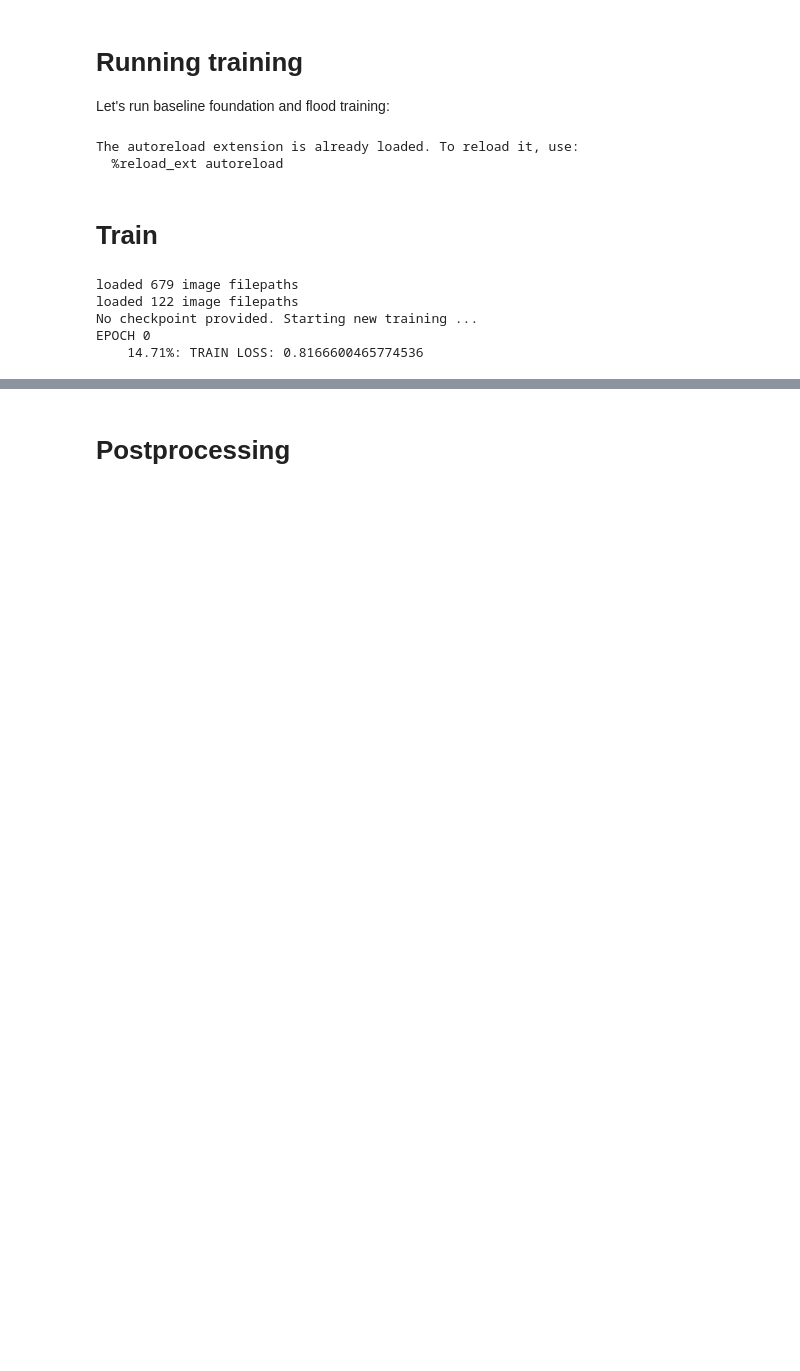
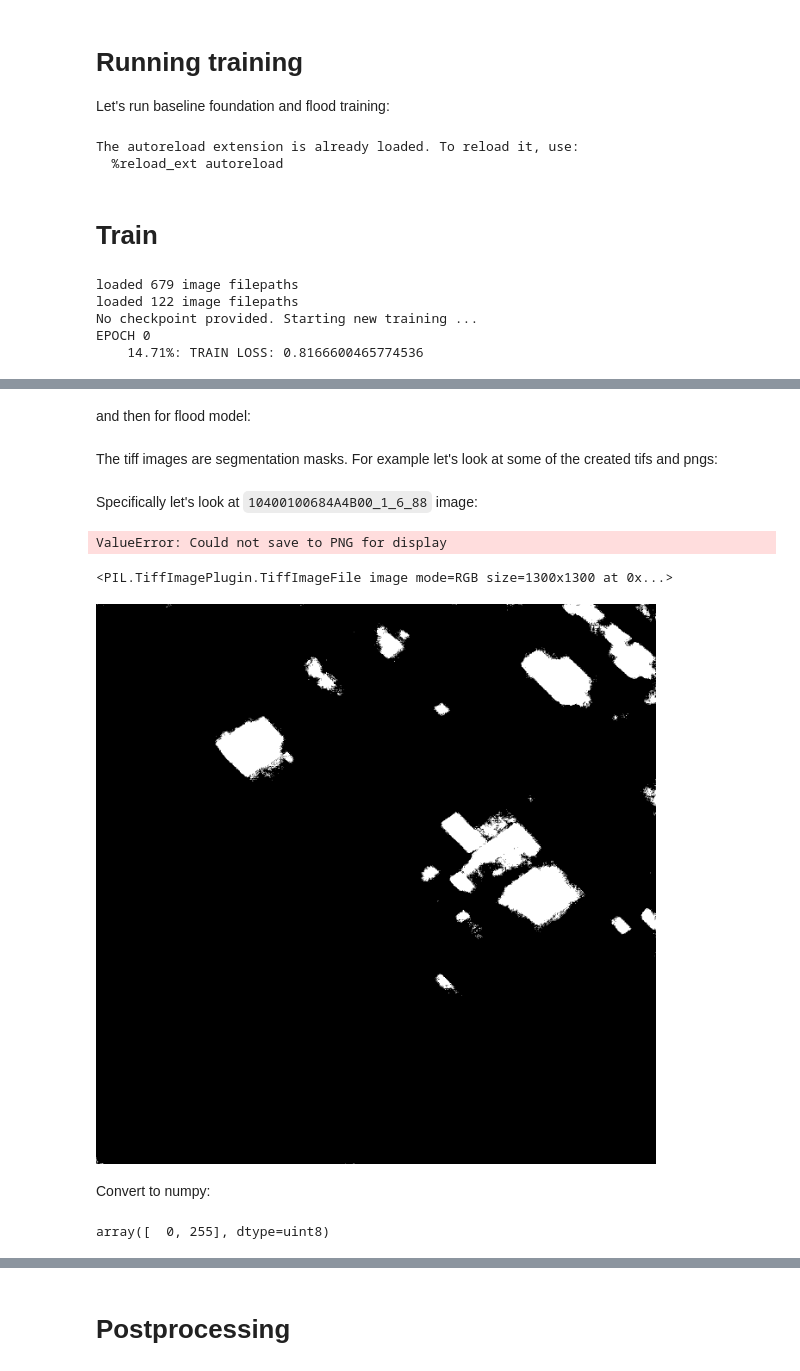
Before and after one commit to nesaboz/SpaceNet8, a Jupyter notebook: baseline/main.ipynb, the cells around one changed output, grey strips where cells are left out. Cells and saved outputs as stored; diff of their text form; code cells hidden in the pictures; blank space fills up the shorter version.

```diff
--- a/baseline/main.ipynb
+++ b/baseline/main.ipynb
@@ -8,15 +8,17 @@ import os
 import pandas as pd
 import numpy as np
 import matplotlib.pyplot as plt
+from PIL import Image
 
 from postprocessing.roads.wkt_to_G import generate_road_network_graph
+from foundation_eval import run_foundation_eval
 import os
+
+run_root = '/tmp/share/runs/spacenet8/nenad'
 
 %load_ext autoreload
 %autoreload 2
 
-
-from PIL import Image
 pd.set_option('display.max_colwidth', None)
 # %% [output]
 The autoreload extension is already loaded. To reload it, use:
@@ -34,0 +99,2 @@ EPOCH 0
+# %% [markdown]
+and then for flood model:
@@ -34,0 +104,19 @@ EPOCH 0
+# %% [markdown]
+The tiff images are segmentation masks. For example let's look at some of the created tifs and pngs:
+# %% [markdown]
+Specifically let's look at `10400100684A4B00_1_6_88` image:
+# %%
+im = '/tmp/share/data/spacenet8/Louisiana-East_Training_Public/PRE-event/10400100684A4B00_1_6_88.tif'
+image = Image.open(im)
+image
+# %% [output]
+ValueError: Could not save to PNG for display
+<PIL.TiffImagePlugin.TiffImageFile image mode=RGB size=1300x1300 at 0x...>
+# %%
+im1 = os.path.join(run_root, 'foundation/resnet34_lr1.00e-04_bs4_11-05-2023-08-13/tiffs/10400100684A4B00_1_6_88_buildingpred.tif')
+image = Image.open(im1)
+image
+# %% [output]
+[figure, added]
+# %% [markdown]
+Convert to numpy:
@@ -34,0 +125,4 @@ EPOCH 0
+# %%
+np.unique(image_array)
+# %% [output]
+array([  0, 255], dtype=uint8)
```
Also changed, not shown: parts of 23 cells of this notebook, 6 other files.
